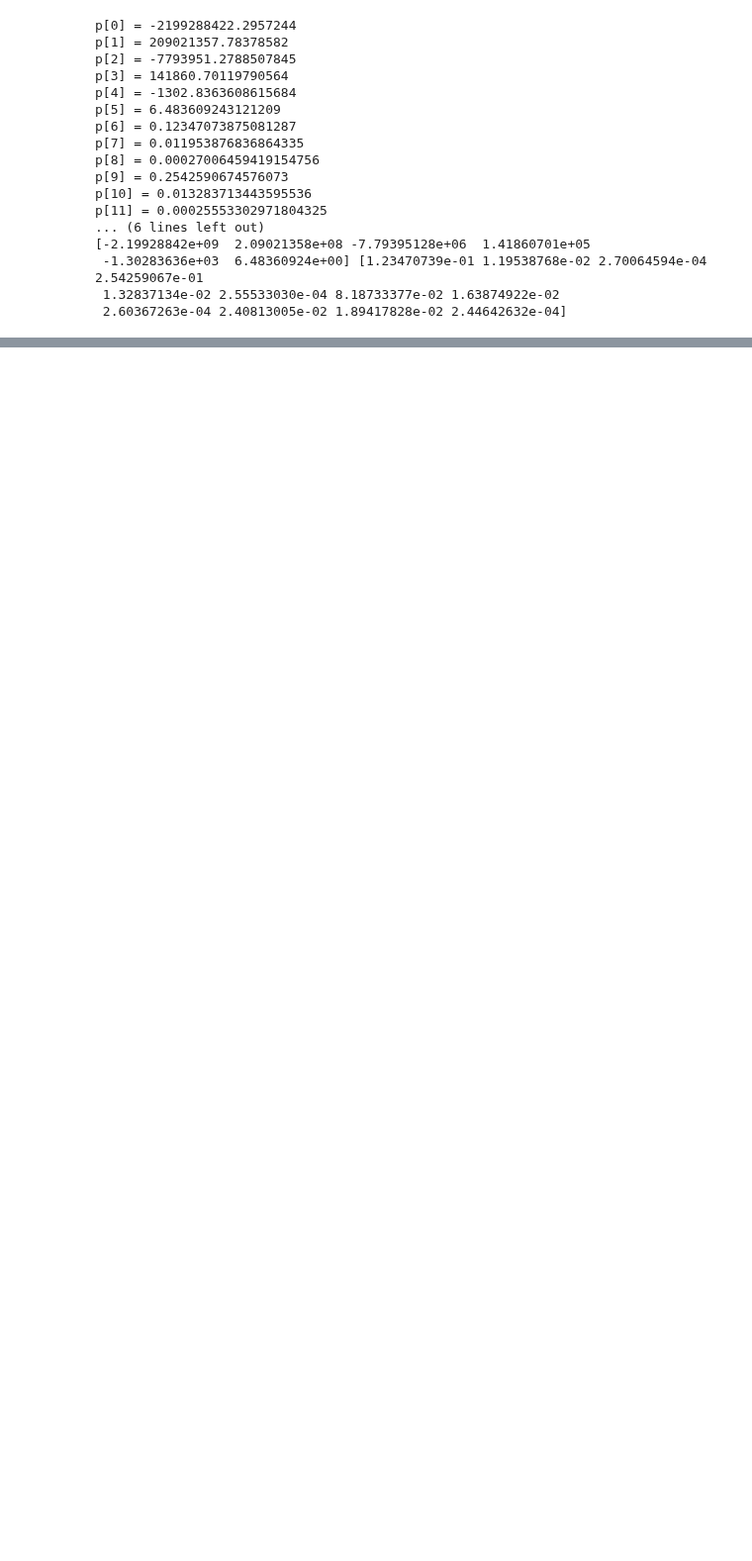
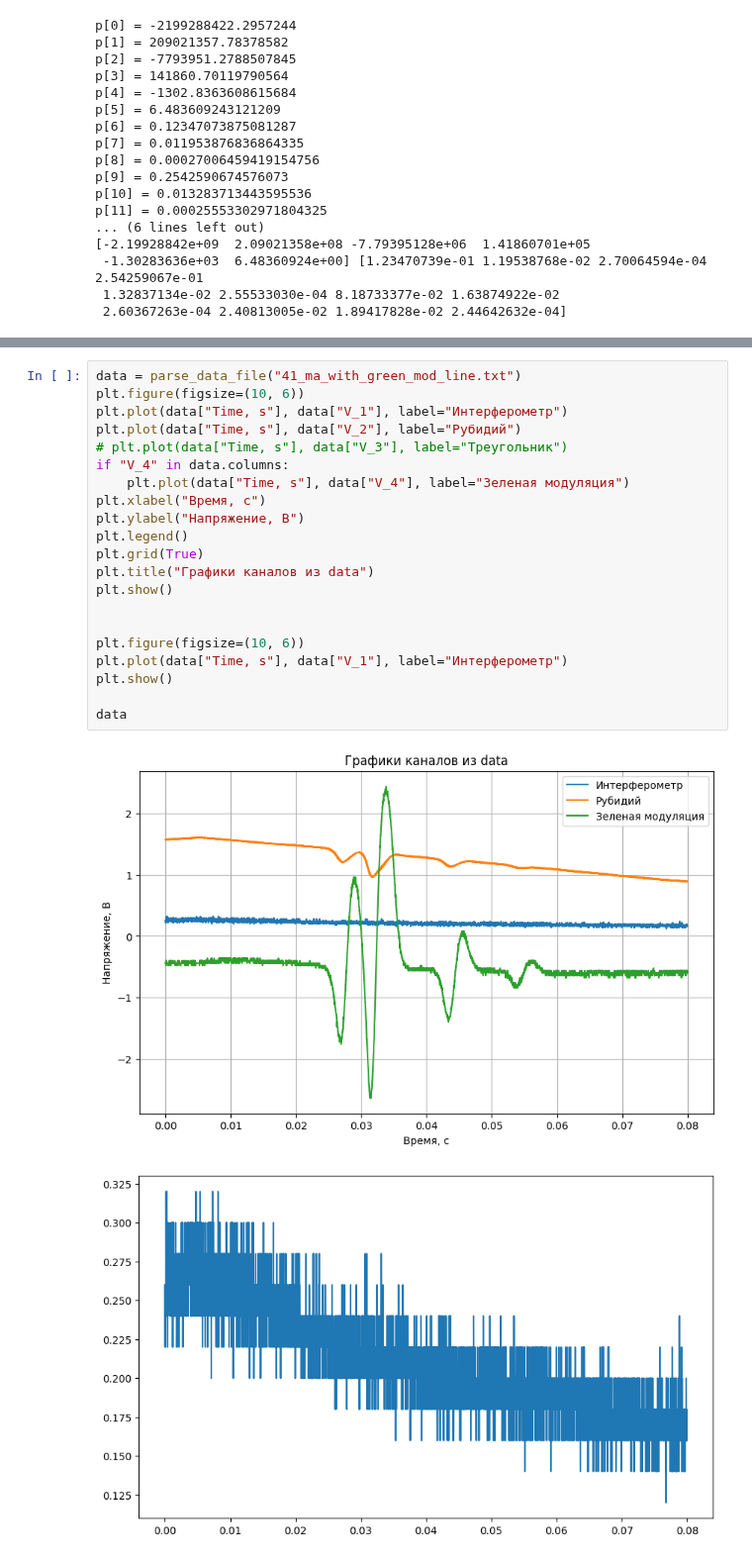
Before and after one commit to RedBrean/term2, a Jupyter notebook: term5/labs/rb/rb.ipynb, the cells around one changed output, grey strips where cells are left out. Shown at 99% size. Drawn from its saved outputs; the diff is of its cells as text; blank space fills up the shorter version.

```diff
--- a/term5/labs/rb/rb.ipynb
+++ b/term5/labs/rb/rb.ipynb
@@ -355,0 +381,24 @@ print((gauss_params_tuples[1][1]-gauss_params_tuples[0][1])*1E-6,
+# %%
+data = parse_data_file("41_ma_with_green_mod_line.txt")
+plt.figure(figsize=(10, 6))
+plt.plot(data["Time, s"], data["V_1"], label="Интерферометр")
+plt.plot(data["Time, s"], data["V_2"], label="Рубидий")
+# plt.plot(data["Time, s"], data["V_3"], label="Треугольник")
+if "V_4" in data.columns:
+    plt.plot(data["Time, s"], data["V_4"], label="Зеленая модуляция")
+plt.xlabel("Время, с")
+plt.ylabel("Напряжение, В")
+plt.legend()
+plt.grid(True)
+plt.title("Графики каналов из data")
+plt.show()
+
+
+plt.figure(figsize=(10, 6))
+plt.plot(data["Time, s"], data["V_1"], label="Интерферометр")
+plt.show()
+
+data
+# %% [output]
+[figure, added]
+[figure, added]
```
Also changed, not shown: parts of 7 cells of this notebook, 2 other files.
